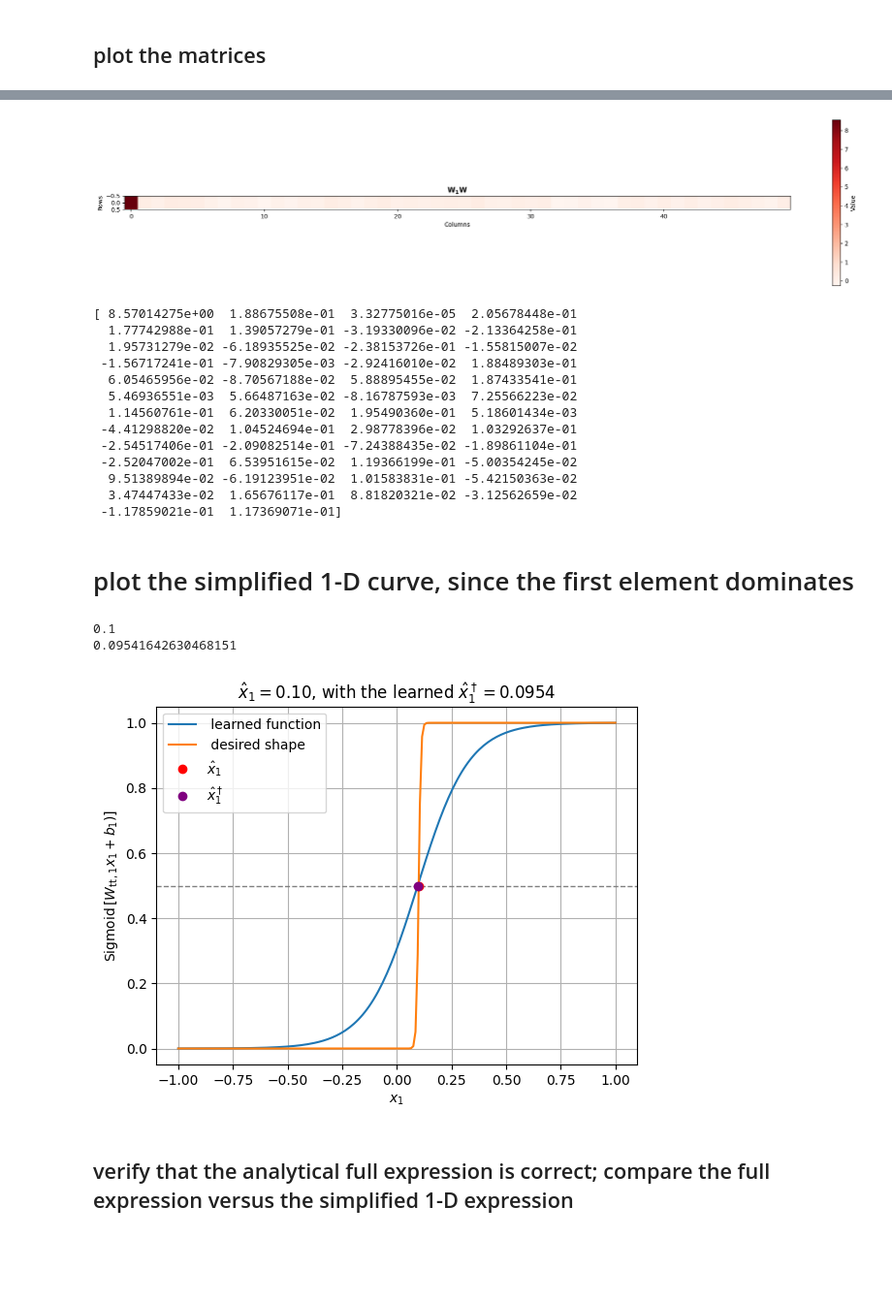
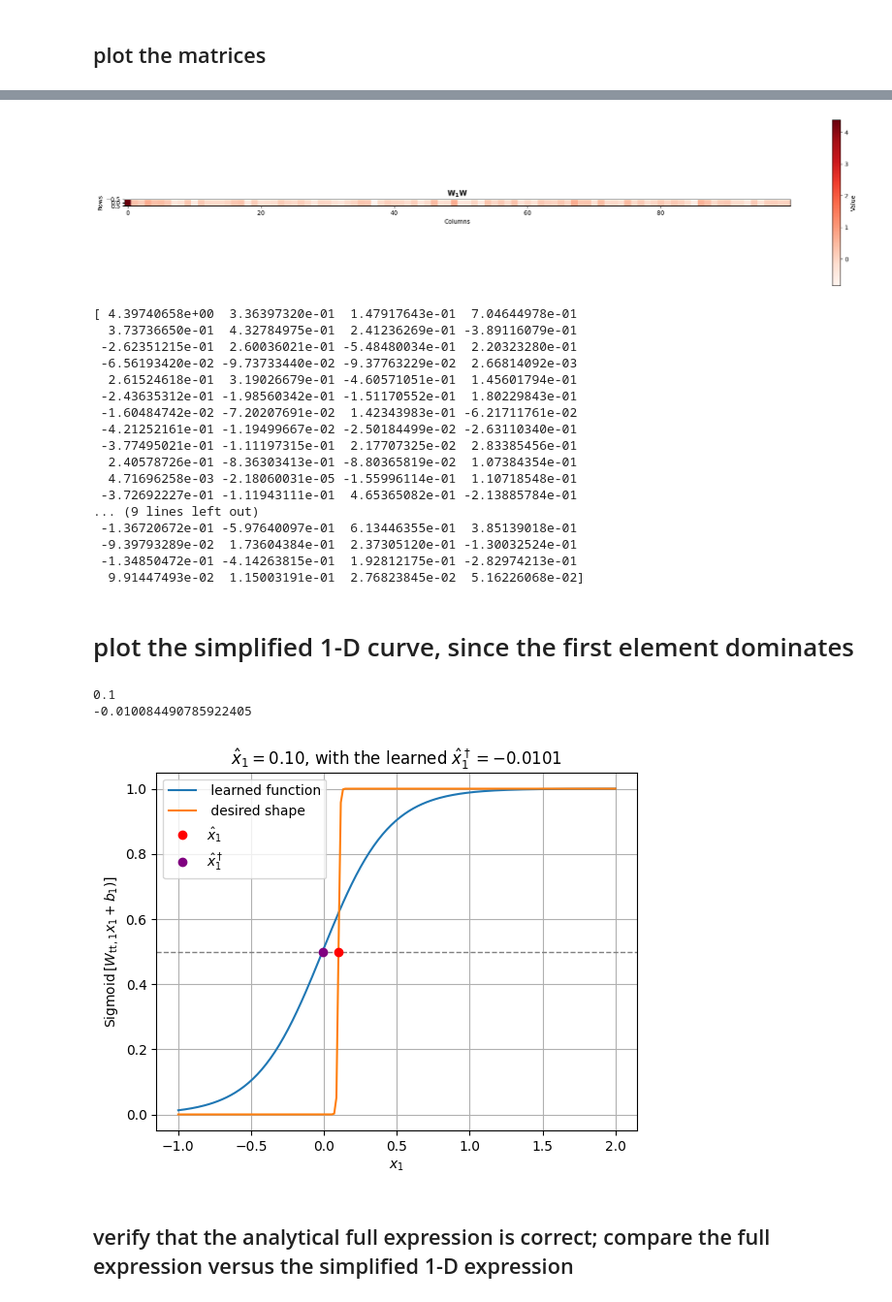
Before and after one commit to EricYXu/Murthy_CliqueTop, a Jupyter notebook: 2_sorted_out_variant_one_layer/enose_odor_detection_eric.ipynb, the cells around one changed output, grey strips where cells are left out. Shown: that part at 97% size. Saved outputs shown, nothing was run; the diff lists cells and outputs as text; code cells hidden in the pictures; blank space fills up the shorter version.

Commit message:
Modified script to allow for dataset generation with custom intervals

```diff
--- a/2_sorted_out_variant_one_layer/enose_odor_detection_eric.ipynb
+++ b/2_sorted_out_variant_one_layer/enose_odor_detection_eric.ipynb
@@ -18,8 +18,8 @@ import random
 # %%
 device = torch.device("mps" if torch.backends.mps.is_available() else "cpu")
 
-m = 50
-n = 100
+m = 100
+n = 50
 
 # Set seed
 seed = 1
@@ -74,10 +74,12 @@ x_hat = threshold
 num_training = int(num_data*training_frac)
 
 # NEW (05/27/2025): allowing for bidirectional and custom data intervals
-bidir_lower_bound = -1
+bidir_lower_bound = 0
 bidir_upper_bound = 1
 
 dataset = network.generate_custom_dataset(m, n, device, num_data, training_frac, threshold, bidir_lower_bound, bidir_upper_bound)
+print(dataset)
+
 
 # training dataset
 train_conc = dataset.train_conc
@@ -90,6 +92,6 @@ test_labels = dataset.test_labels
 test_batch_size = 20
 
 # initial accuracy
-initial_accuracy = network.evaluate_random_batch(enose_network, dataset, test_batch_size=20, threshold=0.5)
+initial_accuracy = network.evaluate_random_batch(enose_network, dataset, test_batch_size=20, threshold=0.1)
 print(initial_accuracy)
 # %% [output]
@@ -301,20 +319,24 @@ plt.close()
 # to verify that the first element dominates
 print(W_h[0])
 # %% [output]
-[figure, old version]
+[figure, new version]
-[ 8.57014275e+00  1.88675508e-01  3.32775016e-05  2.05678448e-01
-  1.77742988e-01  1.39057279e-01 -3.19330096e-02 -2.13364258e-01
-  1.95731279e-02 -6.18935525e-02 -2.38153726e-01 -1.55815007e-02
- -1.56717241e-01 -7.90829305e-03 -2.92416010e-02  1.88489303e-01
-  6.05465956e-02 -8.70567188e-02  5.88895455e-02  1.87433541e-01
-  5.46936551e-03  5.66487163e-02 -8.16787593e-03  7.25566223e-02
-  1.14560761e-01  6.20330051e-02  1.95490360e-01  5.18601434e-03
- -4.41298820e-02  1.04524694e-01  2.98778396e-02  1.03292637e-01
- -2.54517406e-01 -2.09082514e-01 -7.24388435e-02 -1.89861104e-01
- -2.52047002e-01  6.53951615e-02  1.19366199e-01 -5.00354245e-02
-  9.51389894e-02 -6.19123951e-02  1.01583831e-01 -5.42150363e-02
-  3.47447433e-02  1.65676117e-01  8.81820321e-02 -3.12562659e-02
- -1.17859021e-01  1.17369071e-01]
+[ 4.39740658e+00  3.36397320e-01  1.47917643e-01  7.04644978e-01
+  3.73736650e-01  4.32784975e-01  2.41236269e-01 -3.89116079e-01
+ -2.62351215e-01  2.60036021e-01 -5.48480034e-01  2.20323280e-01
+ -6.56193420e-02 -9.73733440e-02 -9.37763229e-02  2.66814092e-03
+  2.61524618e-01  3.19026679e-01 -4.60571051e-01  1.45601794e-01
+ -2.43635312e-01 -1.98560342e-01 -1.51170552e-01  1.80229843e-01
+ -1.60484742e-02 -7.20207691e-02  1.42343983e-01 -6.21711761e-02
+ -4.21252161e-01 -1.19499667e-02 -2.50184499e-02 -2.63110340e-01
+ -3.77495021e-01 -1.11197315e-01  2.17707325e-02  2.83385456e-01
+  2.40578726e-01 -8.36303413e-01 -8.80365819e-02  1.07384354e-01
+  4.71696258e-03 -2.18060031e-05 -1.55996114e-01  1.10718548e-01
+ -3.72692227e-01 -1.11943111e-01  4.65365082e-01 -2.13885784e-01
+... (9 lines left out)
+ -1.36720672e-01 -5.97640097e-01  6.13446355e-01  3.85139018e-01
+ -9.39793289e-02  1.73604384e-01  2.37305120e-01 -1.30032524e-01
+ -1.34850472e-01 -4.14263815e-01  1.92812175e-01 -2.82974213e-01
+  9.91447493e-02  1.15003191e-01  2.76823845e-02  5.16226068e-02]
 # %% [markdown]
 # plot the simplified 1-D curve, since the first element dominates
 # %%
@@ -323,30 +345,30 @@ print(x_hat)
 print(x1_hat_dagger)
 # %% [output]
 0.1
-0.09541642630468151
+-0.010084490785922405
 # %%
 # x = torch.linspace(0, 1, 200)
-x = torch.linspace(-1, 1, 200)
+x = torch.linspace(-1, 2, 200)
 
 y = torch.sigmoid( W_h[0][0]*x + b1 )
 y_2 = torch.sigmoid( 200*(x - x_hat) )
 plt.plot(x, y, label =' learned function')
 plt.plot(x, y_2, label = ' desired shape')
 plt.axhline(y=0.5, color='gray', linestyle='--', linewidth=1)
 plt.plot(x_hat, 0.5, 'o', color='red', label=r'$\hat{x}_1$')
 plt.plot(x1_hat_dagger, 0.5, 'o', color='purple', label=r'$\hat{x}_1^\dagger$')
 
 
 plt.title(fr'$\hat{{x}}_1 = {x_hat:.2f} $, with the learned $\hat{{x}}_1^\dagger = {x1_hat_dagger:.4f} $')
 plt.xlabel(r'$x_1$')
 plt.ylabel(r'$\operatorname{Sigmoid}\left[ W_{\operatorname{tt},1} x_1 + b_1 ) \right]$')
 plt.legend()
 plt.grid(True)
 if store_image:
     plt.savefig(f"{folder}/pickup_first_dim.pdf", bbox_inches='tight')
 plt.show()
 # %% [output]
-[figure, old version]
+[figure, new version]
 # %% [markdown]
 ## verify that the analytical full expression is correct; compare the full expression versus the simplified 1-D expression
 # %%
```
Also changed, not shown: parts of 12 cells of this notebook.
